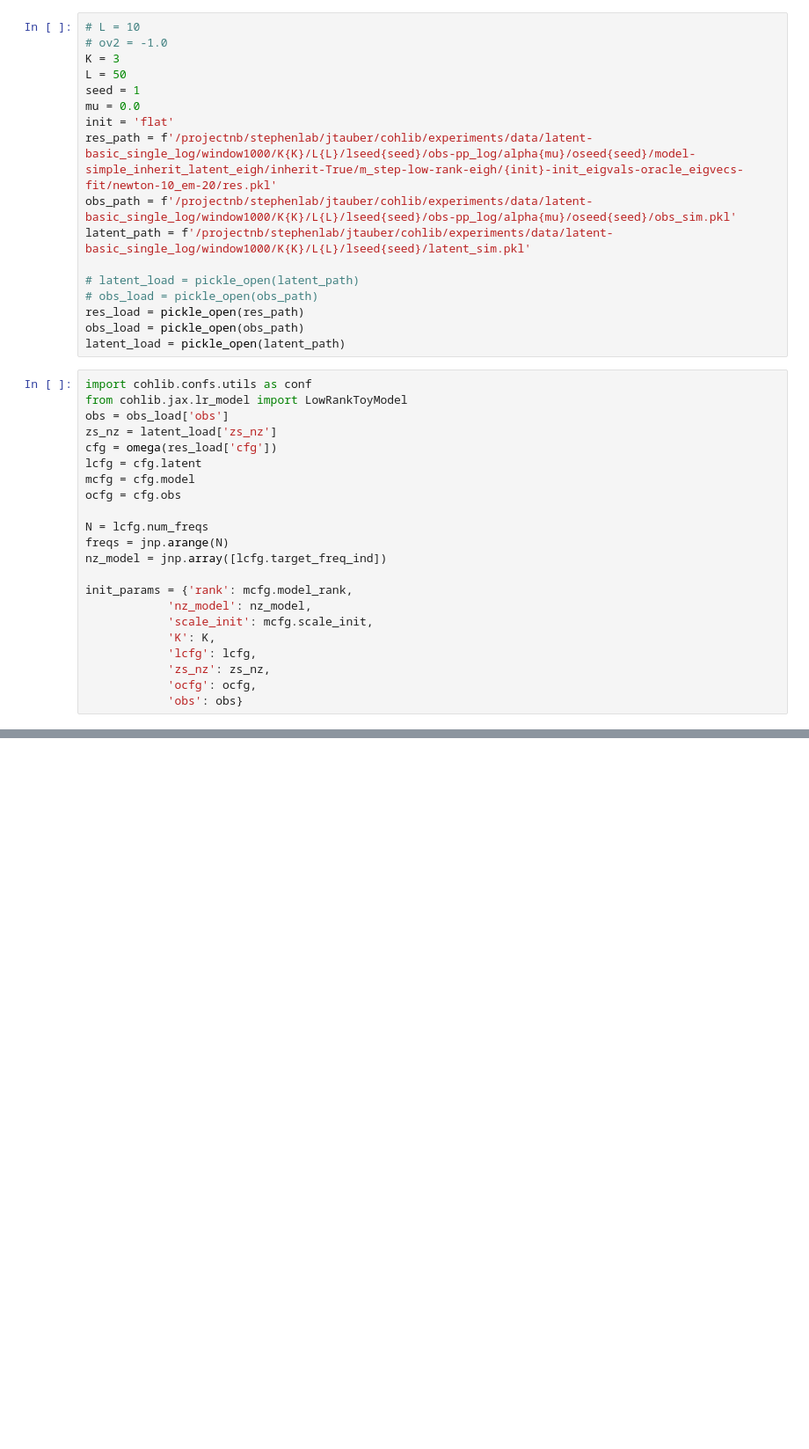
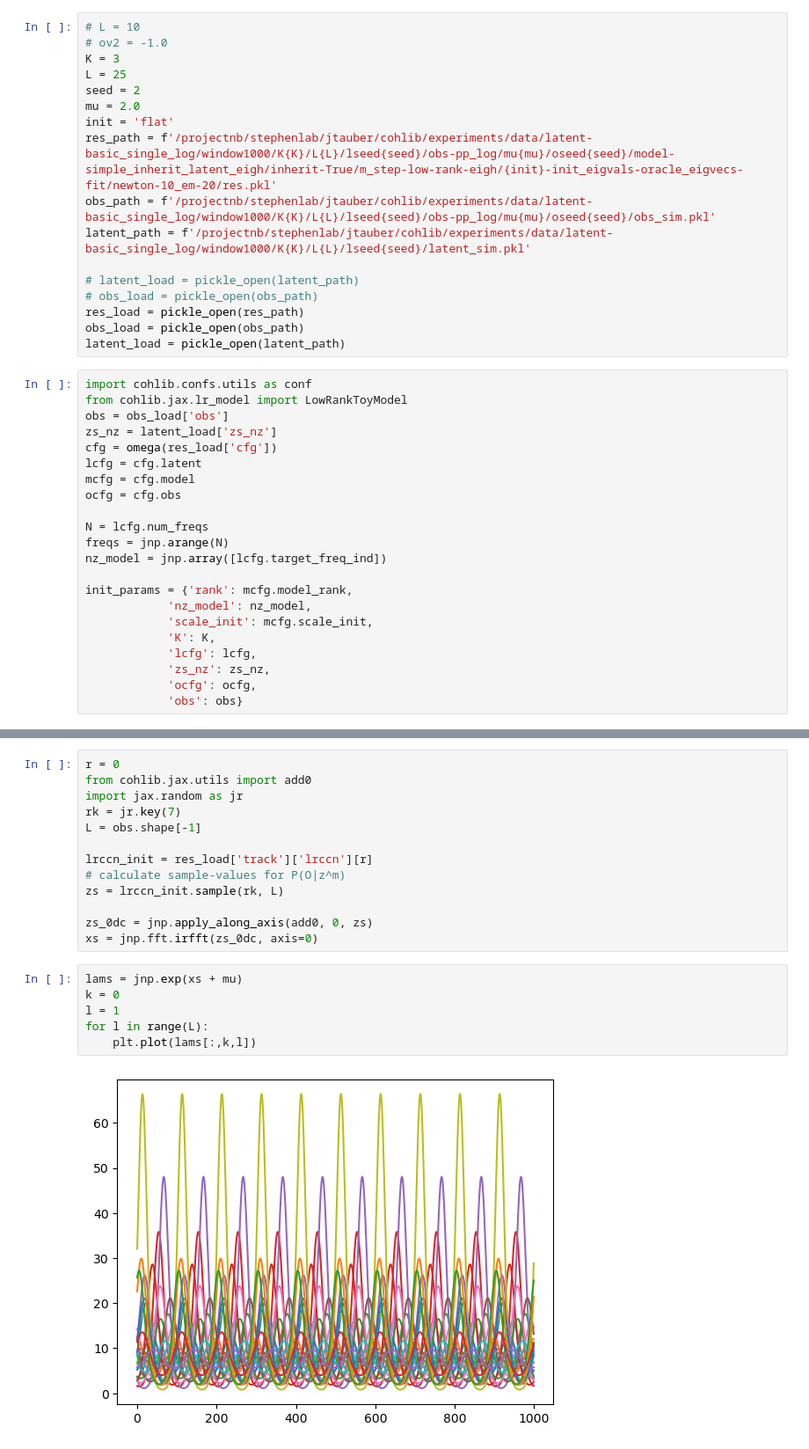
Before and after one commit to Stephen-Lab-BU/sgc, a Jupyter notebook: experiments/inspect_res.ipynb, the cells around one changed output, grey strips where cells are left out. Shown at 88% size. Drawn from its saved outputs; the diff is of its cells as text; blank space fills up the shorter version.

```diff
--- a/experiments/inspect_res.ipynb
+++ b/experiments/inspect_res.ipynb
@@ -18,12 +27,12 @@ from cohlib.confs.latent import create_lrccn_basic_rank1
 # L = 10
 # ov2 = -1.0
 K = 3
-L = 50
-seed = 1
-mu = 0.0
+L = 25
+seed = 2
+mu = 2.0
 init = 'flat'
-res_path = f'/projectnb/stephenlab/jtauber/cohlib/experiments/data/latent-basic_single_log/window1000/K{K}/L{L}/lseed{seed}/obs-pp_log/alpha{mu}/oseed{seed}/model-simple_inherit_latent_eigh/inherit-True/m_step-low-rank-eigh/{init}-init_eigvals-oracle_eigvecs-fit/newton-10_em-20/res.pkl'
-obs_path = f'/projectnb/stephenlab/jtauber/cohlib/experiments/data/latent-basic_single_log/window1000/K{K}/L{L}/lseed{seed}/obs-pp_log/alpha{mu}/oseed{seed}/obs_sim.pkl'
+res_path = f'/projectnb/stephenlab/jtauber/cohlib/experiments/data/latent-basic_single_log/window1000/K{K}/L{L}/lseed{seed}/obs-pp_log/mu{mu}/oseed{seed}/model-simple_inherit_latent_eigh/inherit-True/m_step-low-rank-eigh/{init}-init_eigvals-oracle_eigvecs-fit/newton-10_em-20/res.pkl'
+obs_path = f'/projectnb/stephenlab/jtauber/cohlib/experiments/data/latent-basic_single_log/window1000/K{K}/L{L}/lseed{seed}/obs-pp_log/mu{mu}/oseed{seed}/obs_sim.pkl'
 latent_path = f'/projectnb/stephenlab/jtauber/cohlib/experiments/data/latent-basic_single_log/window1000/K{K}/L{L}/lseed{seed}/latent_sim.pkl'
 
 # latent_load = pickle_open(latent_path)
@@ -78,0 +85,21 @@ eigvec update:
+# %%
+r = 0
+from cohlib.jax.utils import add0
+import jax.random as jr
+rk = jr.key(7)
+L = obs.shape[-1]
+
+lrccn_init = res_load['track']['lrccn'][r]
+# calculate sample-values for P(O|z^m)
+zs = lrccn_init.sample(rk, L)
+
+zs_0dc = jnp.apply_along_axis(add0, 0, zs)
+xs = jnp.fft.irfft(zs_0dc, axis=0)
+# %%
+lams = jnp.exp(xs + mu)
+k = 0
+l = 1
+for l in range(L):
+    plt.plot(lams[:,k,l])
+# %% [output]
+[figure, added]
```
Also changed, not shown: parts of 39 cells of this notebook, 2 other files.
